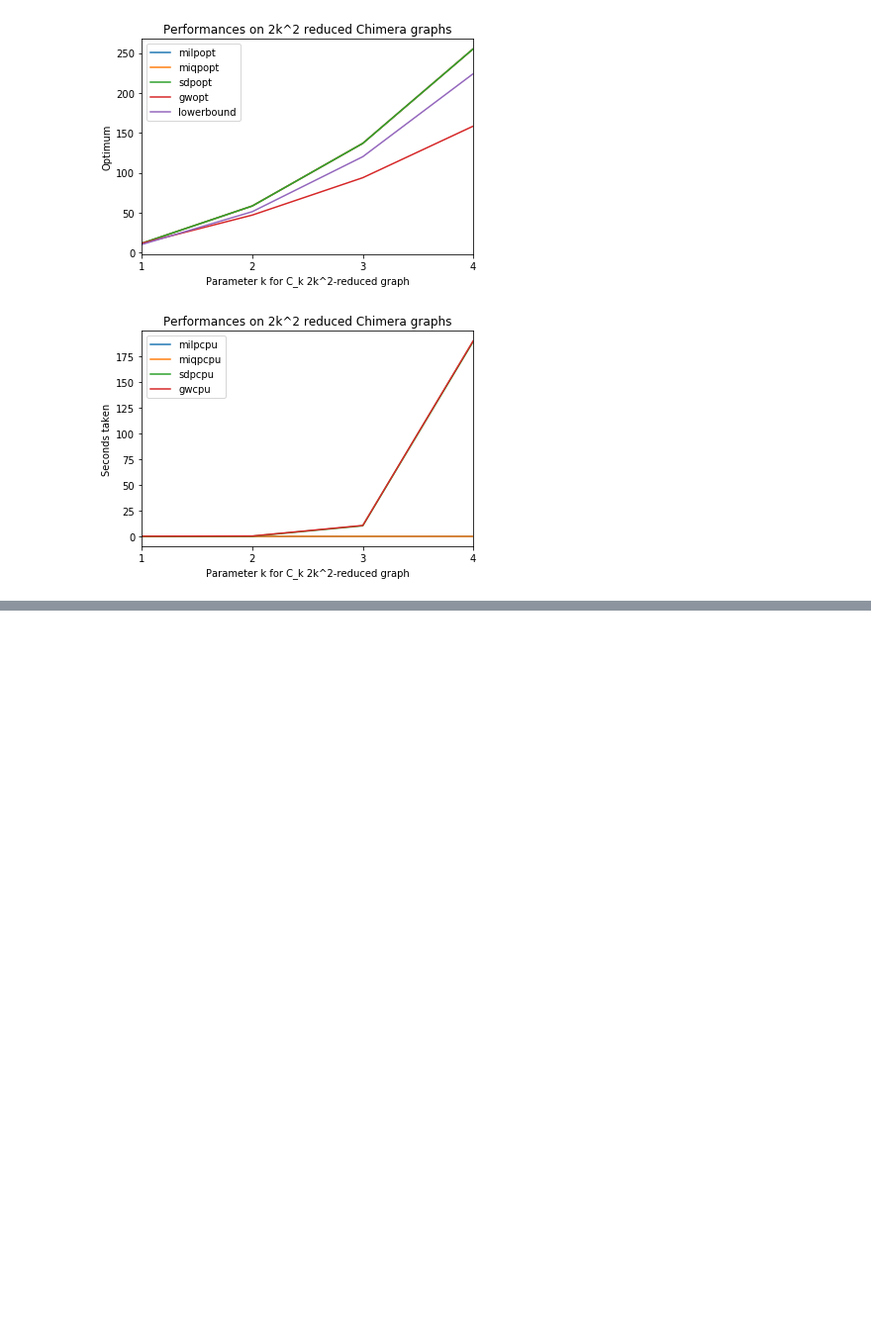
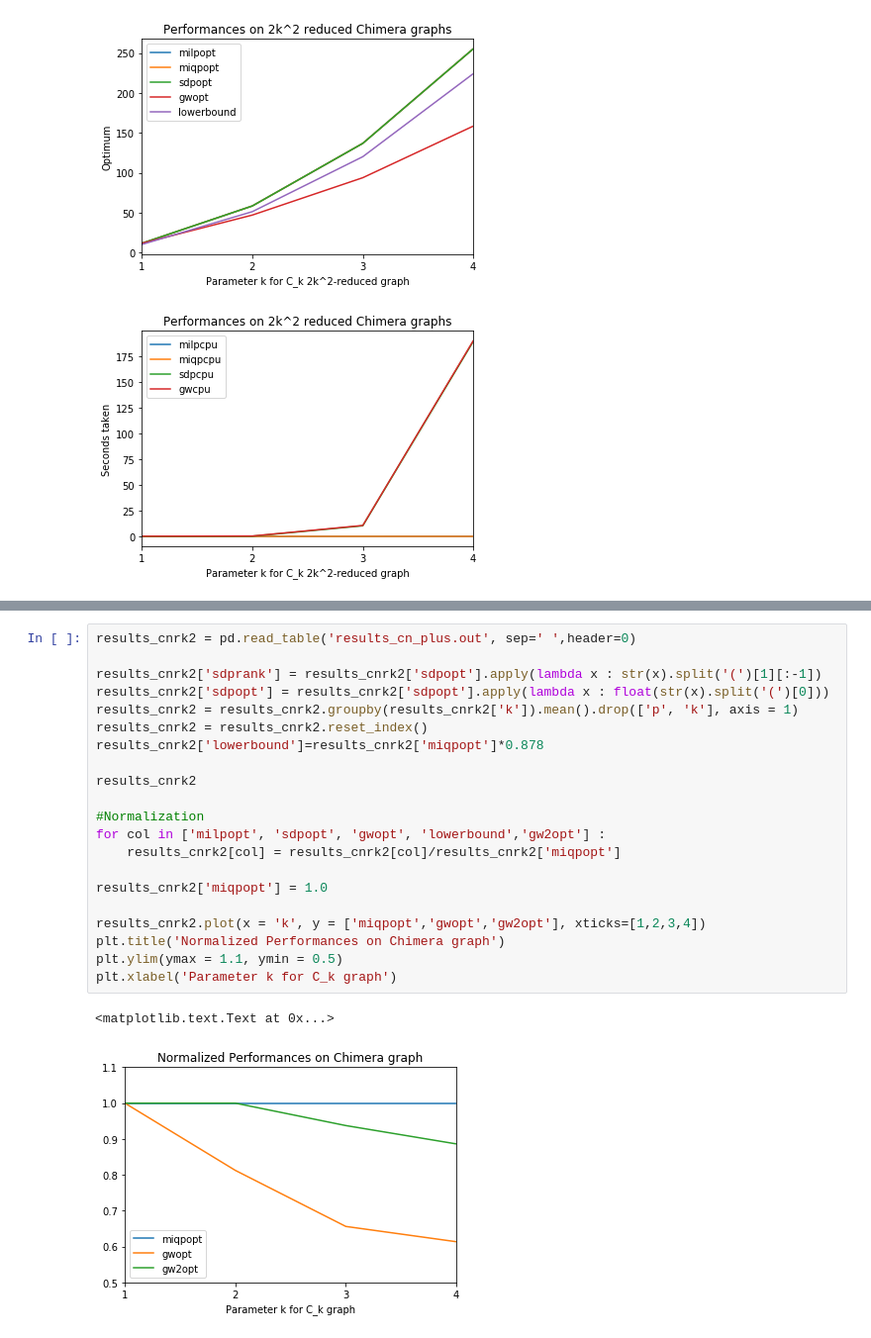
Before and after one commit to yujia21/Projet-INF580, a Jupyter notebook: Visualization.ipynb, the cells around one changed output, grey strips where cells are left out. Shown at 99% size. Saved outputs shown, nothing was run; the diff lists cells and outputs as text; blank space fills up the shorter version.

```diff
--- a/Visualization.ipynb
+++ b/Visualization.ipynb
@@ -189,0 +211,24 @@ plt.ylabel('Seconds taken')
+# %%
+results_cnrk2 = pd.read_table('results_cn_plus.out', sep=' ',header=0)
+
+results_cnrk2['sdprank'] = results_cnrk2['sdpopt'].apply(lambda x : str(x).split('(')[1][:-1])
+results_cnrk2['sdpopt'] = results_cnrk2['sdpopt'].apply(lambda x : float(str(x).split('(')[0]))
+results_cnrk2 = results_cnrk2.groupby(results_cnrk2['k']).mean().drop(['p', 'k'], axis = 1)
+results_cnrk2 = results_cnrk2.reset_index()
+results_cnrk2['lowerbound']=results_cnrk2['miqpopt']*0.878
+
+results_cnrk2
+
+#Normalization
+for col in ['milpopt', 'sdpopt', 'gwopt', 'lowerbound','gw2opt'] :
+    results_cnrk2[col] = results_cnrk2[col]/results_cnrk2['miqpopt']
+
+results_cnrk2['miqpopt'] = 1.0
+
+results_cnrk2.plot(x = 'k', y = ['miqpopt','gwopt','gw2opt'], xticks=[1,2,3,4])
+plt.title('Normalized Performances on Chimera graph')
+plt.ylim(ymax = 1.1, ymin = 0.5)
+plt.xlabel('Parameter k for C_k graph')
+# %% [output]
+<matplotlib.text.Text at 0x...>
+[figure, added]
```
Also changed, not shown: parts of 2 cells of this notebook, 16 other files.
